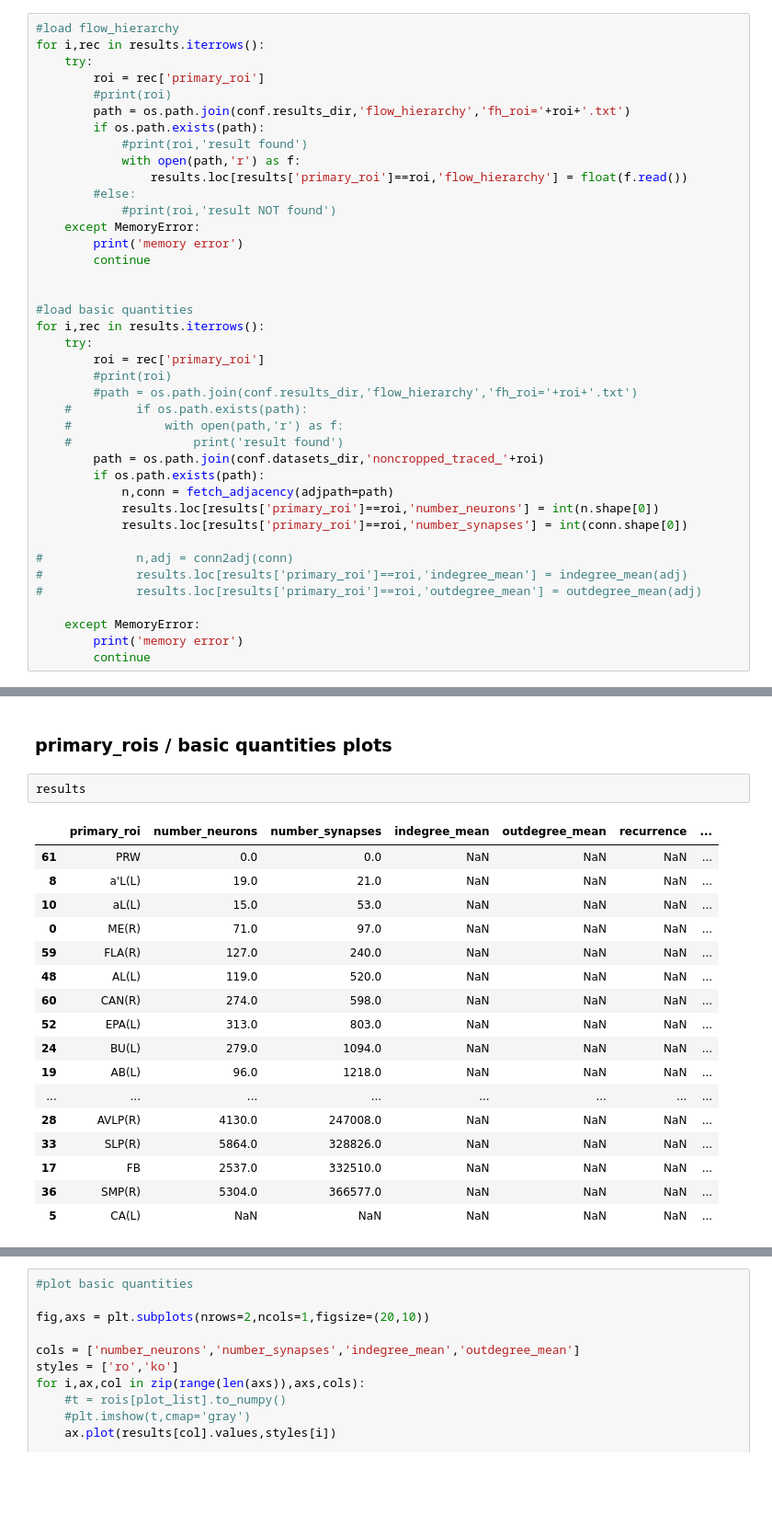
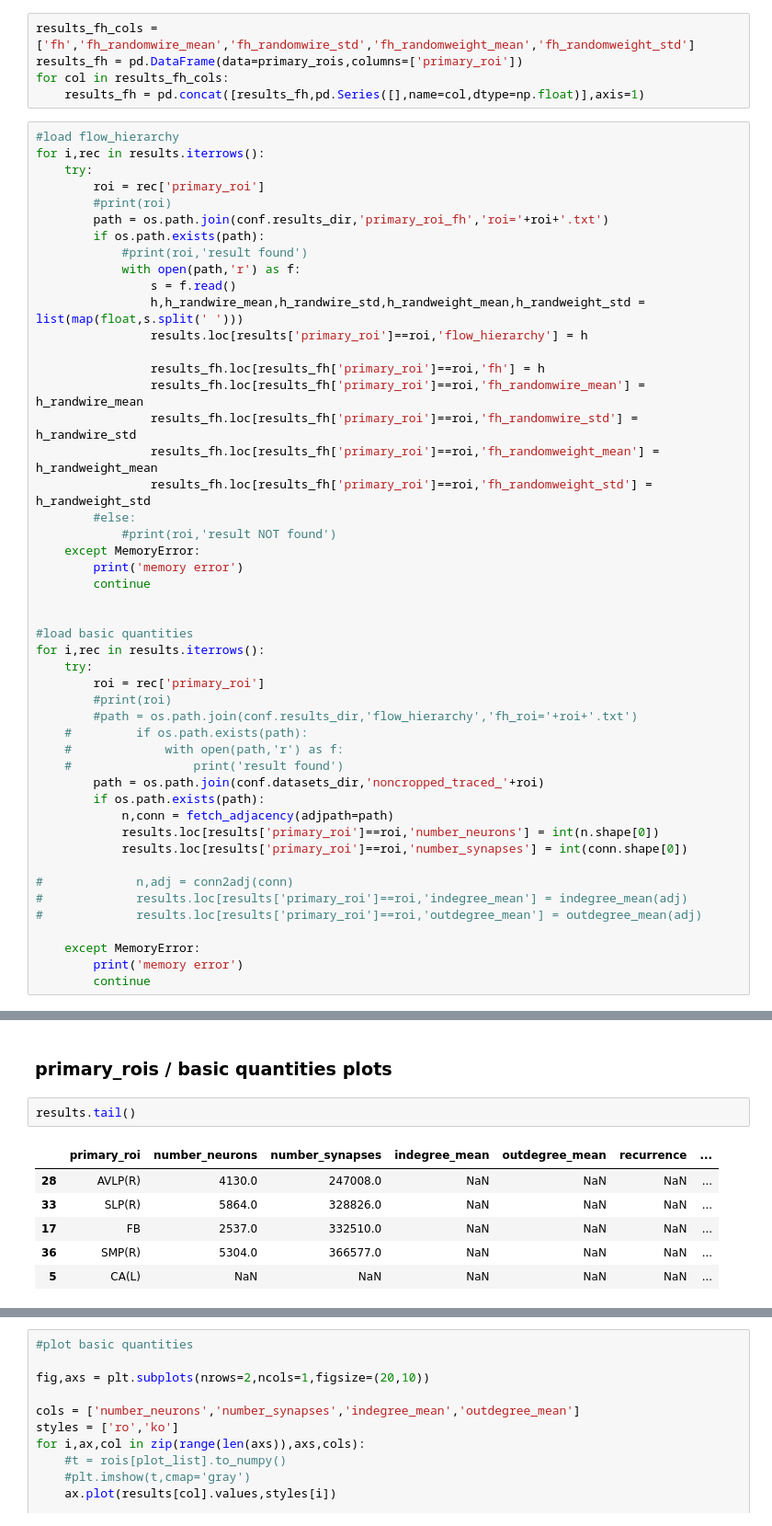
Before and after one commit to grelade/fruitfly, a Jupyter notebook: notebook.ipynb, the cells around one changed output, grey strips where cells are left out. Shown at 92% size. Saved outputs shown, nothing was run; the diff lists cells and outputs as text; blank space fills up the shorter version.

```diff
--- a/notebook.ipynb
+++ b/notebook.ipynb
@@ -38,17 +56,30 @@ results = pd.concat([results,pd.Series([],name='outdegree_mean',dtype=np.float)]
 #global metrics
 results = pd.concat([results,pd.Series([],name='recurrence',dtype=np.float)],axis=1)
 results = pd.concat([results,pd.Series([],name='flow_hierarchy',dtype=np.float)],axis=1)
+# %%
+results_fh_cols = ['fh','fh_randomwire_mean','fh_randomwire_std','fh_randomweight_mean','fh_randomweight_std']
+results_fh = pd.DataFrame(data=primary_rois,columns=['primary_roi'])
+for col in results_fh_cols:
+    results_fh = pd.concat([results_fh,pd.Series([],name=col,dtype=np.float)],axis=1)
 # %%
 #load flow_hierarchy
 for i,rec in results.iterrows():
     try:
         roi = rec['primary_roi']
         #print(roi)
-        path = os.path.join(conf.results_dir,'flow_hierarchy','fh_roi='+roi+'.txt')
+        path = os.path.join(conf.results_dir,'primary_roi_fh','roi='+roi+'.txt')
         if os.path.exists(path):
             #print(roi,'result found')
             with open(path,'r') as f:
-                results.loc[results['primary_roi']==roi,'flow_hierarchy'] = float(f.read())
+                s = f.read()
+                h,h_randwire_mean,h_randwire_std,h_randweight_mean,h_randweight_std = list(map(float,s.split(' ')))
+                results.loc[results['primary_roi']==roi,'flow_hierarchy'] = h
+
+                results_fh.loc[results_fh['primary_roi']==roi,'fh'] = h
+                results_fh.loc[results_fh['primary_roi']==roi,'fh_randomwire_mean'] = h_randwire_mean
+                results_fh.loc[results_fh['primary_roi']==roi,'fh_randomwire_std'] = h_randwire_std
+                results_fh.loc[results_fh['primary_roi']==roi,'fh_randomweight_mean'] = h_randweight_mean
+                results_fh.loc[results_fh['primary_roi']==roi,'fh_randomweight_std'] = h_randweight_std
         #else:
             #print(roi,'result NOT found')
     except MemoryError:
@@ -86,20 +139,9 @@ results.to_csv(os.path.join(conf.results_dir,'results.csv'))
 # %% [markdown]
 <h3>primary_rois / basic quantities plots</h3>
 # %%
-results
+results.tail()
 # %% [output]
 |  | primary_roi | number_neurons | number_synapses | indegree_mean | outdegree_mean | recurrence | ... |
-| 61 | PRW | 0.0 | 0.0 | NaN | NaN | NaN | ... |
-| 8 | a'L(L) | 19.0 | 21.0 | NaN | NaN | NaN | ... |
-| 10 | aL(L) | 15.0 | 53.0 | NaN | NaN | NaN | ... |
-| 0 | ME(R) | 71.0 | 97.0 | NaN | NaN | NaN | ... |
-| 59 | FLA(R) | 127.0 | 240.0 | NaN | NaN | NaN | ... |
-| 48 | AL(L) | 119.0 | 520.0 | NaN | NaN | NaN | ... |
-| 60 | CAN(R) | 274.0 | 598.0 | NaN | NaN | NaN | ... |
-| 52 | EPA(L) | 313.0 | 803.0 | NaN | NaN | NaN | ... |
-| 24 | BU(L) | 279.0 | 1094.0 | NaN | NaN | NaN | ... |
-| 19 | AB(L) | 96.0 | 1218.0 | NaN | NaN | NaN | ... |
-| ... | ... | ... | ... | ... | ... | ... | ... |
 | 28 | AVLP(R) | 4130.0 | 247008.0 | NaN | NaN | NaN | ... |
 | 33 | SLP(R) | 5864.0 | 328826.0 | NaN | NaN | NaN | ... |
 | 17 | FB | 2537.0 | 332510.0 | NaN | NaN | NaN | ... |
```
Also changed, not shown: parts of 14 cells of this notebook, 5 other files.
